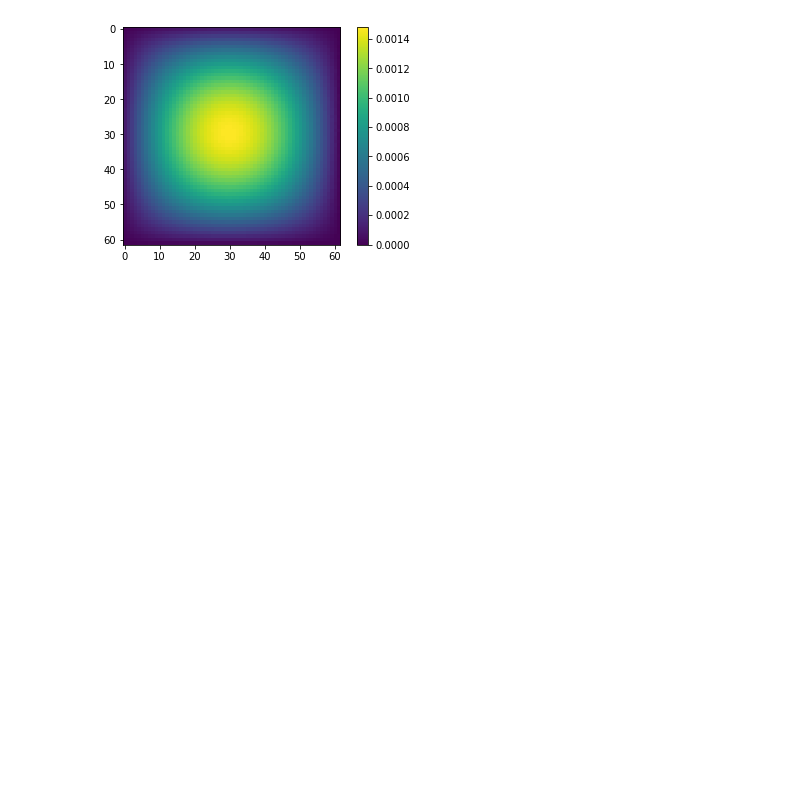
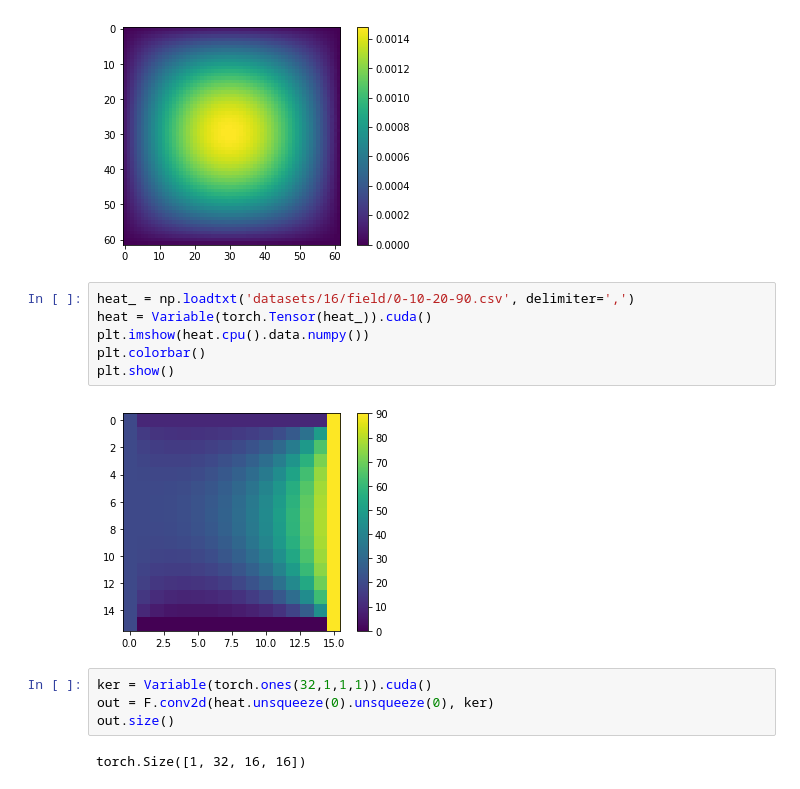
Before and after one commit to sharma409/physics_informed_heat_loss, a Jupyter notebook: physical_loss.ipynb, the cells around one changed output. Drawn from its saved outputs; the diff is of its cells as text; blank space fills up the shorter version.

```diff
--- a/physical_loss.ipynb
+++ b/physical_loss.ipynb
@@ -352,3 +579,17 @@ plt.colorbar()
 plt.show()
 # %% [output]
 [figure]
+# %%
+heat_ = np.loadtxt('datasets/16/field/0-10-20-90.csv', delimiter=',')
+heat = Variable(torch.Tensor(heat_)).cuda()
+plt.imshow(heat.cpu().data.numpy())
+plt.colorbar()
+plt.show()
+# %% [output]
+[figure, added]
+# %%
+ker = Variable(torch.ones(32,1,1,1)).cuda()
+out = F.conv2d(heat.unsqueeze(0).unsqueeze(0), ker)
+out.size()
+# %% [output]
+torch.Size([1, 32, 16, 16])
```
Also changed, not shown: parts of 14 cells of this notebook, 2 other files.
